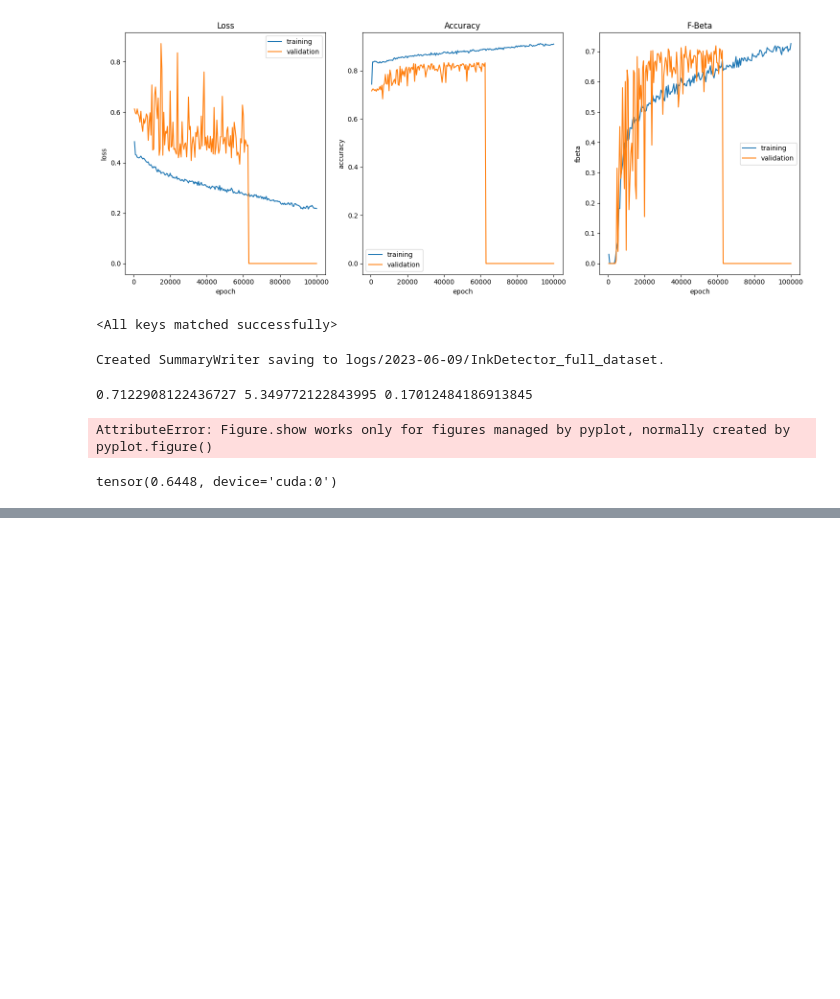
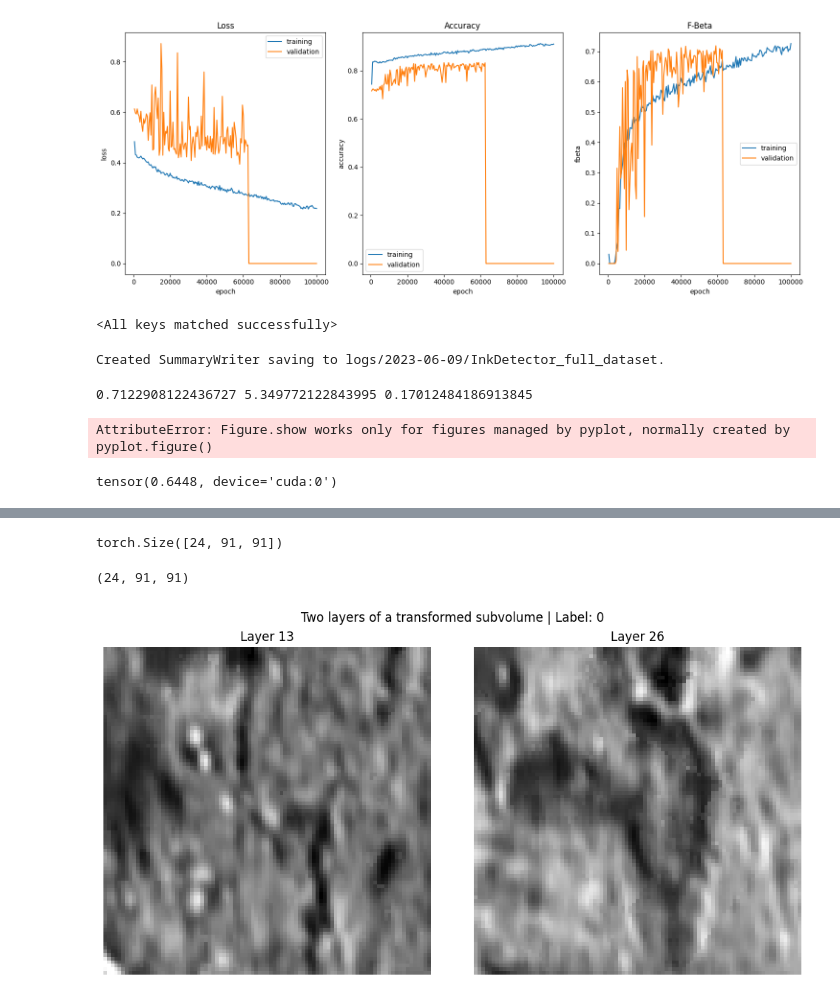
Before and after one commit to allispaul/scrolls, a Jupyter notebook: scaling_up.ipynb, the cells around one changed output, grey strips where cells are left out. Cells and saved outputs as stored; diff of their text form; code cells hidden in the pictures; blank space fills up the shorter version.

```diff
--- a/scaling_up.ipynb
+++ b/scaling_up.ipynb
@@ -355,0 +298,24 @@ for i, (subvolumes, inklabels) in enumerate(cycle(self.train_loader)):
+# %%
+from volumentations import Compose, RandomRotate90, Flip
+augmentation = Compose([RandomRotate90(axes=(1, 2), p=0.5),
+                        Flip(axis=0, p=0.5),
+                        Flip(axis=1, p=0.5),
+                        Flip(axis=2, p=0.5)], p=1.0)
+random.seed(4)
+print(subvolume[0].shape)
+transformed_subvolume = augmentation(image=np.array(subvolume[0]))['image']
+transformed_subvolume.shape
+# %% [output]
+torch.Size([24, 91, 91])
+(24, 91, 91)
+# %%
+fig, axs = plt.subplots(1, 2, figsize=(10, 5), constrained_layout=True)
+axs[0].imshow(transformed_subvolume[5], cmap="gray", interpolation="none")
+axs[0].set_title(f"Layer {Z_START+5}")
+axs[0].axis("off")
+axs[1].imshow(transformed_subvolume[Z_DIM-6], cmap="gray", interpolation="none")
+axs[1].set_title(f"Layer {Z_START+Z_DIM-6}")
+axs[1].axis("off")
+fig.suptitle(f"Two layers of a transformed subvolume | Label: {int(label.item())}");
+# %% [output]
+[figure, added]
```
Also changed, not shown: parts of 11 cells of this notebook, 1 other file.
